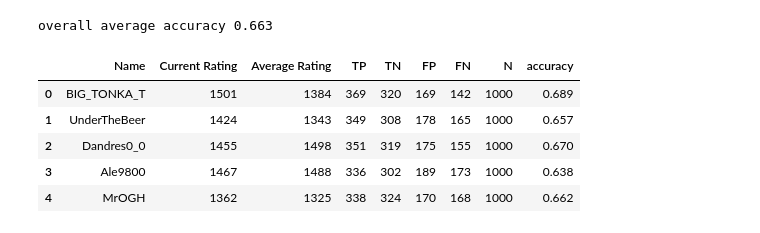
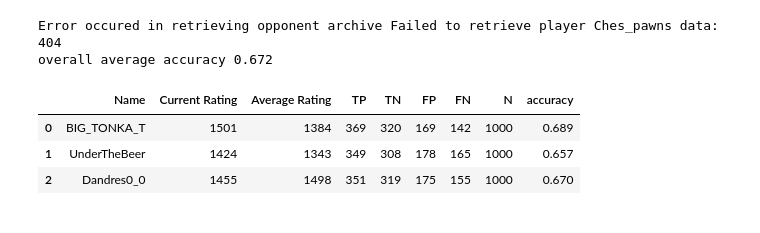
Before and after one commit to okeanskiy/online-chess-win-predictions, a Jupyter notebook: naive_prediction_model.ipynb, the cells around one changed output. Drawn from its saved outputs; the diff is of its cells as text; code cells hidden in the pictures.

```diff
--- a/naive_prediction_model.ipynb
+++ b/naive_prediction_model.ipynb
@@ -20,12 +21,32 @@ def predict_win(archived_game, player_name):
     else:
         return 0
 # %%
+def get_opponent_7d_activity(archived_game, player_name):
+    opponent_name = archives_manager.get_opponent_name(archived_game, player_name)
+    start_unix = archived_game['end_time'] - 7 * 24 * 60 * 60
+    end_unix = archived_game['end_time']
+
+    #print("Getting", opponent_name, "games from", start_unix, "to", end_unix)
+
+    try:
+        opponent_7d_archive = archives_manager.get_games_between_timestamps(
+            opponent_name,
+            start_unix,
+            end_unix,
+            filter_func=archives_manager.build_archive_filter(rated=True, time_class='rapid', exclude_draws=False, max_elo_diff=150)
+        )
+    except archives_manager.ArchiveRetrievalError as e:
+        print("Error occured in retrieving opponent archive", e)
+        return None
+
+    return opponent_7d_archive
+
 def get_player_analysis(player_name, num_games):
-    recent_archive = archives_manager.getMostRecentGames(player_name, num_games, filter_func=archives_manager.build_archive_filter(rated=True, time_class='rapid', exclude_draws=True, max_elo_diff=150))
+    recent_archive = archives_manager.get_most_recent_games(player_name, num_games, filter_func=archives_manager.build_archive_filter(rated=True, time_class='rapid', exclude_draws=True, max_elo_diff=150))
 
     lst = []
 
-    for archived_game in recent_archive:
+    for archived_game in reversed(recent_archive):
         pred = predict_win(archived_game, player_name)
         actual = archives_manager.get_won(archived_game, player_name)
 
@@ -33,10 +54,13 @@ def get_player_analysis(player_name, num_games):
 
         accuracy = archives_manager.get_accuracy(archived_game, player_name)
 
+        opponent_7d = get_opponent_7d_activity(archived_game, player_name)
+
         lst.append({
             'player_elo': elo['Player'],
             'opp_elo': elo['Opponent'],
             'elo_diff': elo['Player'] - elo['Opponent'],
+            'opp_7d': len(opponent_7d) if opponent_7d else None,
             'won': actual,
             'won_predict': pred,
             'correct': True if actual == pred else False,
@@ -46,6 +70,11 @@ def get_player_analysis(player_name, num_games):
         })
 
     df = pd.DataFrame(lst)
+    df['ma20'] = df['player_elo'].rolling(window=20).mean()
+    df['ma5'] = df['player_elo'].rolling(window=5).mean()
+    df['x-ma20'] = df['player_elo'] - df['ma20']
+    df['x-ma5'] = df['player_elo'] - df['ma5']
+    df['ma5-ma20'] = df['ma5'] - df['ma20']
 
     return df, recent_archive
 # %%
@@ -66,12 +95,14 @@ def analysis_prediction_stats(df):
         'accuracy': accuracy
     }
 # %%
+num_games_per_player = 1000
+
 players = [
     'BIG_TONKA_T',
     'UnderTheBeer',
-    'Dandres0_0',
-    'Ale9800',
-    'MrOGH'
+    'Dandres0_0'#,
+    #'Ale9800',
+    #'MrOGH'
 ]
 
 def get_average_elo(archive, player_name):
@@ -87,38 +118,38 @@ analyses = []
 stats_list = []
 
 for player_name in players:
-    df, recent_archive = get_player_analysis(player_name, num_games=1000)
+    df, recent_archive = get_player_analysis(player_name, num_games=num_games_per_player)
 
     player_info = {
         'Name': player_name,
         'Current Rating': archives_manager.get_elo(recent_archive[0], player_name)['Player'],
         'Average Rating': round(get_average_elo(recent_archive, player_name))
     }
 
     player_info.update(analysis_prediction_stats(df))
 
     analyses.append({
         'player_name': player_name,
         'stats': player_info,
         'data': df,
         'archive': recent_archive
     })
 
     stats_list.append(player_info)
 
 stats_df = pd.DataFrame(stats_list)
 
-print('overall average accuracy', round(np.mean(stats_df['accuracy']), 3))
+overall_average_accuracy = np.mean(stats_df['accuracy'])
+print('overall average accuracy', round(overall_average_accuracy, 3))
 
 stats_df
 # %% [output]
-overall average accuracy 0.663
+Error occured in retrieving opponent archive Failed to retrieve player Ches_pawns data: 404
+overall average accuracy 0.672
 |  | Name | Current Rating | Average Rating | TP | TN | FP | FN | N | accuracy |
 | 0 | BIG_TONKA_T | 1501 | 1384 | 369 | 320 | 169 | 142 | 1000 | 0.689 |
 | 1 | UnderTheBeer | 1424 | 1343 | 349 | 308 | 178 | 165 | 1000 | 0.657 |
 | 2 | Dandres0_0 | 1455 | 1498 | 351 | 319 | 175 | 155 | 1000 | 0.670 |
-| 3 | Ale9800 | 1467 | 1488 | 336 | 302 | 189 | 173 | 1000 | 0.638 |
-| 4 | MrOGH | 1362 | 1325 | 338 | 324 | 170 | 168 | 1000 | 0.662 |
 # %%
 for analysis in analyses:
     print(analysis['player_name'])
```
Also changed, not shown: parts of 10 cells of this notebook.
